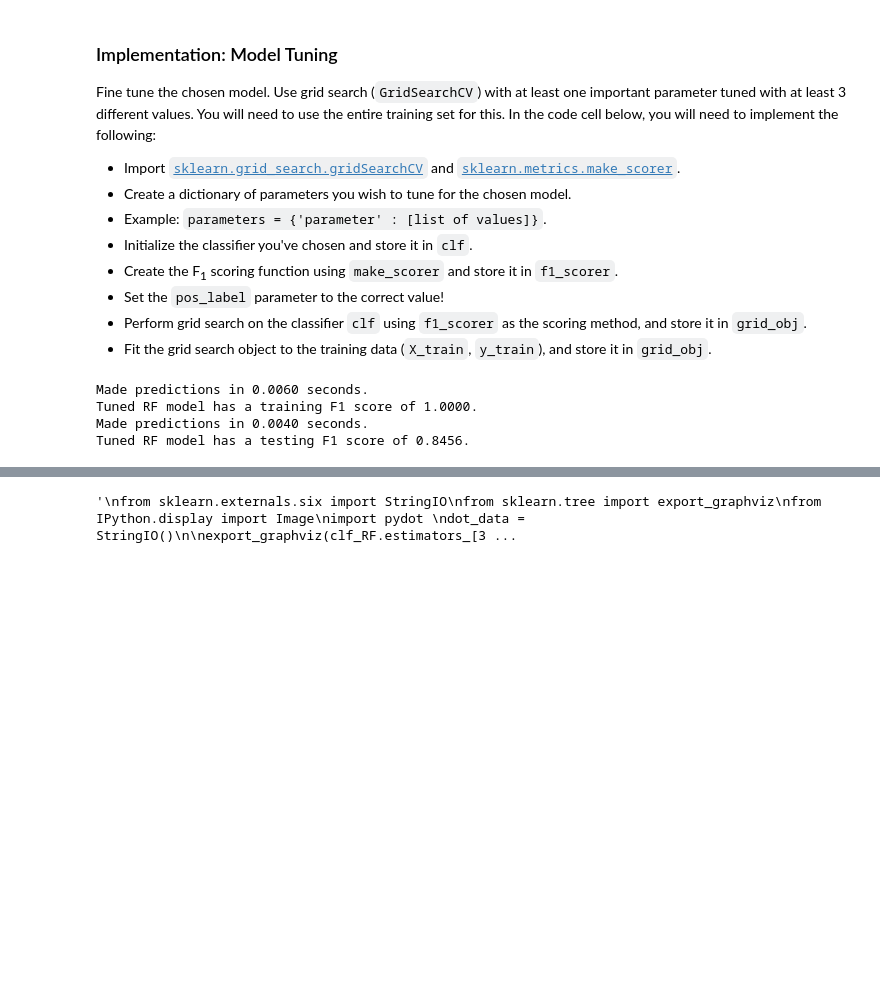
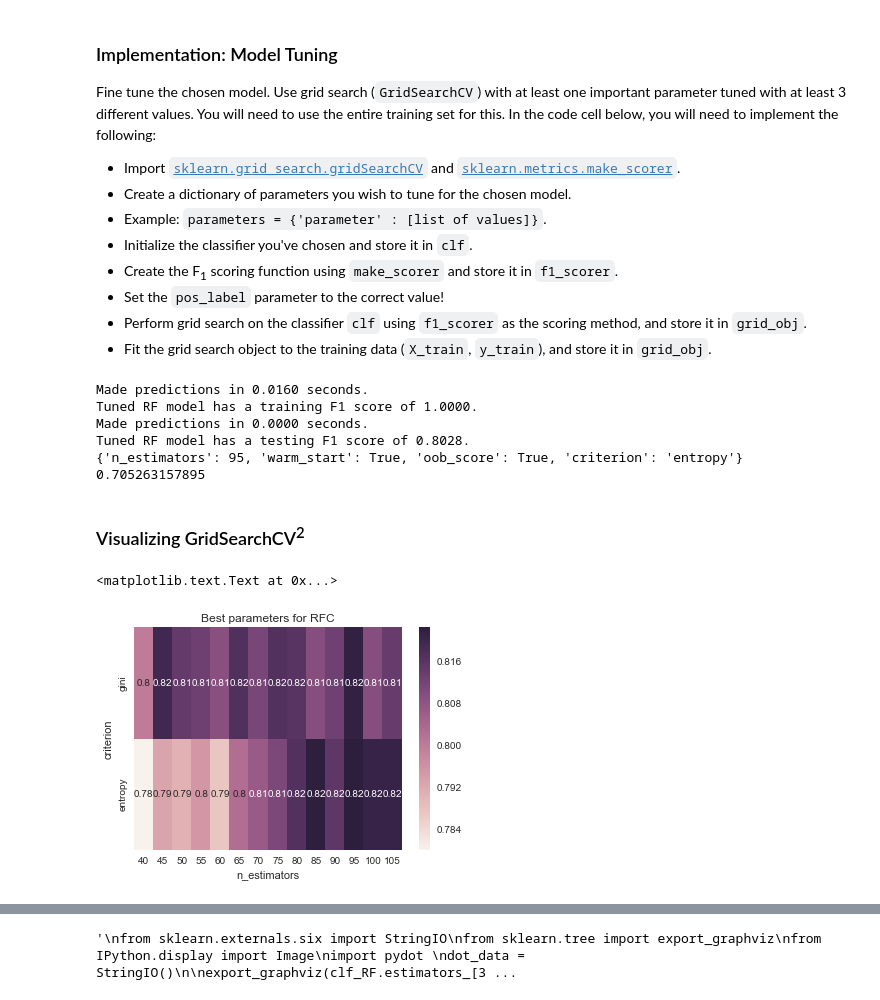
Before and after one commit to CBofill/Udacity-Machine-Learning-Projects, a Jupyter notebook: projects/student_intervention/student_intervention.ipynb, the cells around one changed output, grey strips where cells are left out. Cells and saved outputs as stored; diff of their text form; code cells hidden in the pictures; blank space fills up the shorter version.

```diff
--- a/projects/student_intervention/student_intervention.ipynb
+++ b/projects/student_intervention/student_intervention.ipynb
@@ -436,9 +539,8 @@ from sklearn.grid_search import GridSearchCV
 from sklearn.metrics import make_scorer
 
 # TODO: Create the parameters list you wish to tune
-parameters_RF = {'n_estimators':[10,25,50],'oob_score':[True,False], 'warm_start':[True,False], 'max_features':['auto','log2'],
-                'criterion':['gini','entropy']
-                }
+n_estimators_range = range(40,106,5)
+parameters_RF = {'n_estimators':n_estimators_range,'oob_score':[True], 'warm_start':[True], 'criterion':['gini','entropy']}
 
 #Default parameters for Random Forest, for reference
 """n_estimators=10, criterion='gini', max_depth=None, min_samples_split=2, min_samples_leaf=1, min_weight_fraction_leaf=0.0,
@@ -464,9 +566,24 @@ clf_RF = grid_obj_RF.best_estimator_
 print "Tuned RF model has a training F1 score of {:.4f}.".format(predict_labels(clf_RF, X_train, y_train))
 print "Tuned RF model has a testing F1 score of {:.4f}.".format(predict_labels(clf_RF, X_test, y_test))
 
-#print grid_obj_RF.best_params_
+print grid_obj_RF.best_params_
+print clf_RF.score(X_test,y_test)
 # %% [output]
-Made predictions in 0.0060 seconds.
+Made predictions in 0.0160 seconds.
 Tuned RF model has a training F1 score of 1.0000.
-Made predictions in 0.0040 seconds.
-Tuned RF model has a testing F1 score of 0.8456.
+Made predictions in 0.0000 seconds.
+Tuned RF model has a testing F1 score of 0.8028.
+{'n_estimators': 95, 'warm_start': True, 'oob_score': True, 'criterion': 'entropy'}
+0.705263157895
+# %% [markdown]
+### Visualizing GridSearchCV<sup>2</sup>
+# %%
+scores = [x[1] for x in grid_obj_RF.grid_scores_]
+scores = np.array(scores).reshape(2,len(n_estimators_range))
+
+sns.heatmap(scores, annot = True, xticklabels = n_estimators_range, yticklabels = ['gini','entropy'])
+sns.axlabel('n_estimators','criterion')
+plt.title('Best parameters for RFC')
+# %% [output]
+<matplotlib.text.Text at 0x...>
+[figure, added]
```
Also changed, not shown: parts of 27 cells of this notebook.
